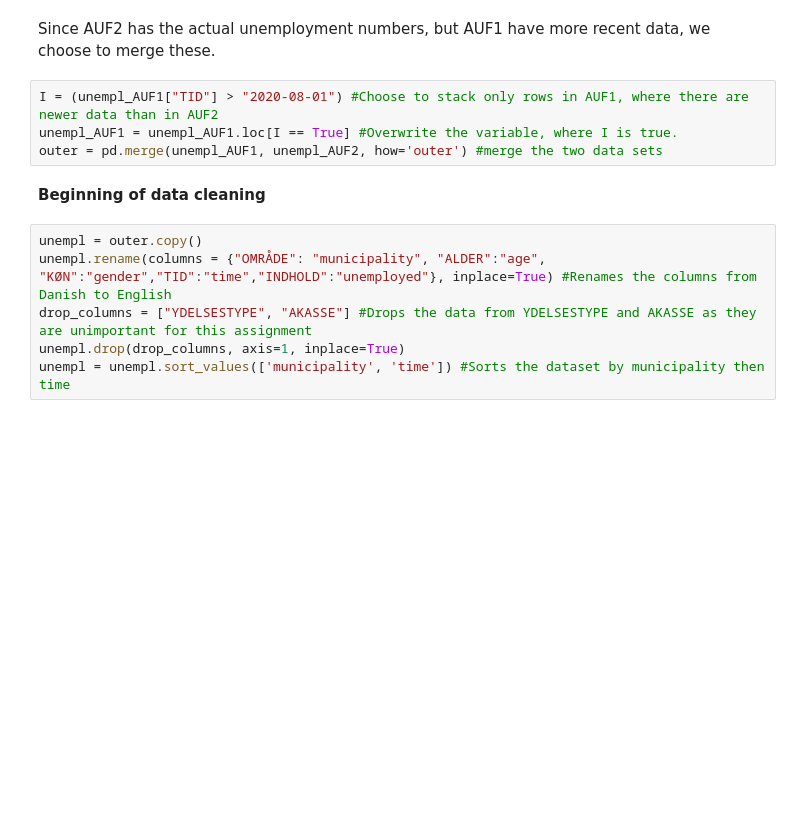
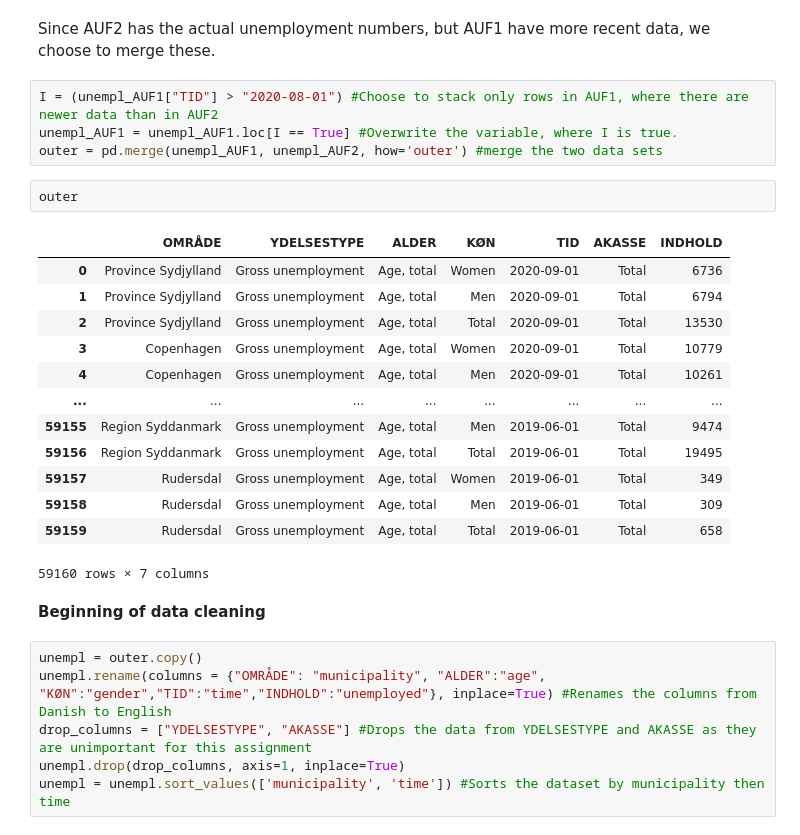
Before and after one commit to AskerNC/projects-2021-m-m, a Jupyter notebook: dataproject/dataproject.ipynb, the cells around one changed output. Drawn from its saved outputs; the diff is of its cells as text; blank space fills up the shorter version.

```diff
--- a/dataproject/dataproject.ipynb
+++ b/dataproject/dataproject.ipynb
@@ -76,6 +77,22 @@ Since AUF2 has the actual unemployment numbers, but AUF1 have more recent data,
 I = (unempl_AUF1["TID"] > "2020-08-01") #Choose to stack only rows in AUF1, where there are newer data than in AUF2
 unempl_AUF1 = unempl_AUF1.loc[I == True] #Overwrite the variable, where I is true.
 outer = pd.merge(unempl_AUF1, unempl_AUF2, how='outer') #merge the two data sets
+# %%
+outer
+# %% [output]
+|  | OMRÅDE | YDELSESTYPE | ALDER | KØN | TID | AKASSE | INDHOLD |
+| 0 | Province Sydjylland | Gross unemployment | Age, total | Women | 2020-09-01 | Total | 6736 |
+| 1 | Province Sydjylland | Gross unemployment | Age, total | Men | 2020-09-01 | Total | 6794 |
+| 2 | Province Sydjylland | Gross unemployment | Age, total | Total | 2020-09-01 | Total | 13530 |
+| 3 | Copenhagen | Gross unemployment | Age, total | Women | 2020-09-01 | Total | 10779 |
+| 4 | Copenhagen | Gross unemployment | Age, total | Men | 2020-09-01 | Total | 10261 |
+| ... | ... | ... | ... | ... | ... | ... | ... |
+| 59155 | Region Syddanmark | Gross unemployment | Age, total | Men | 2019-06-01 | Total | 9474 |
+| 59156 | Region Syddanmark | Gross unemployment | Age, total | Total | 2019-06-01 | Total | 19495 |
+| 59157 | Rudersdal | Gross unemployment | Age, total | Women | 2019-06-01 | Total | 349 |
+| 59158 | Rudersdal | Gross unemployment | Age, total | Men | 2019-06-01 | Total | 309 |
+| 59159 | Rudersdal | Gross unemployment | Age, total | Total | 2019-06-01 | Total | 658 |
+59160 rows × 7 columns
 # %% [markdown]
 **Beginning of data cleaning**
 # %%
```
Also changed, not shown: parts of 10 cells of this notebook.
